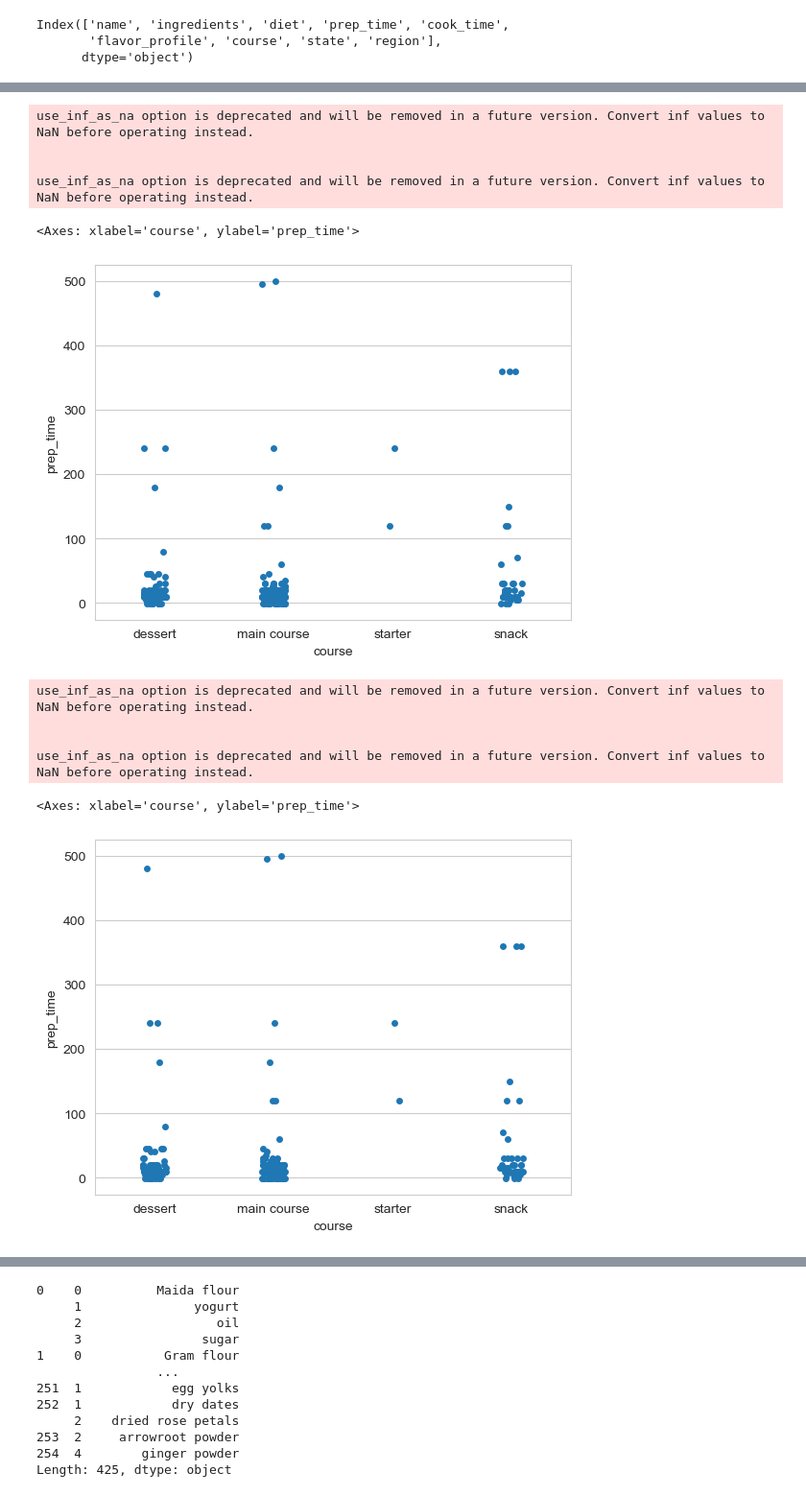
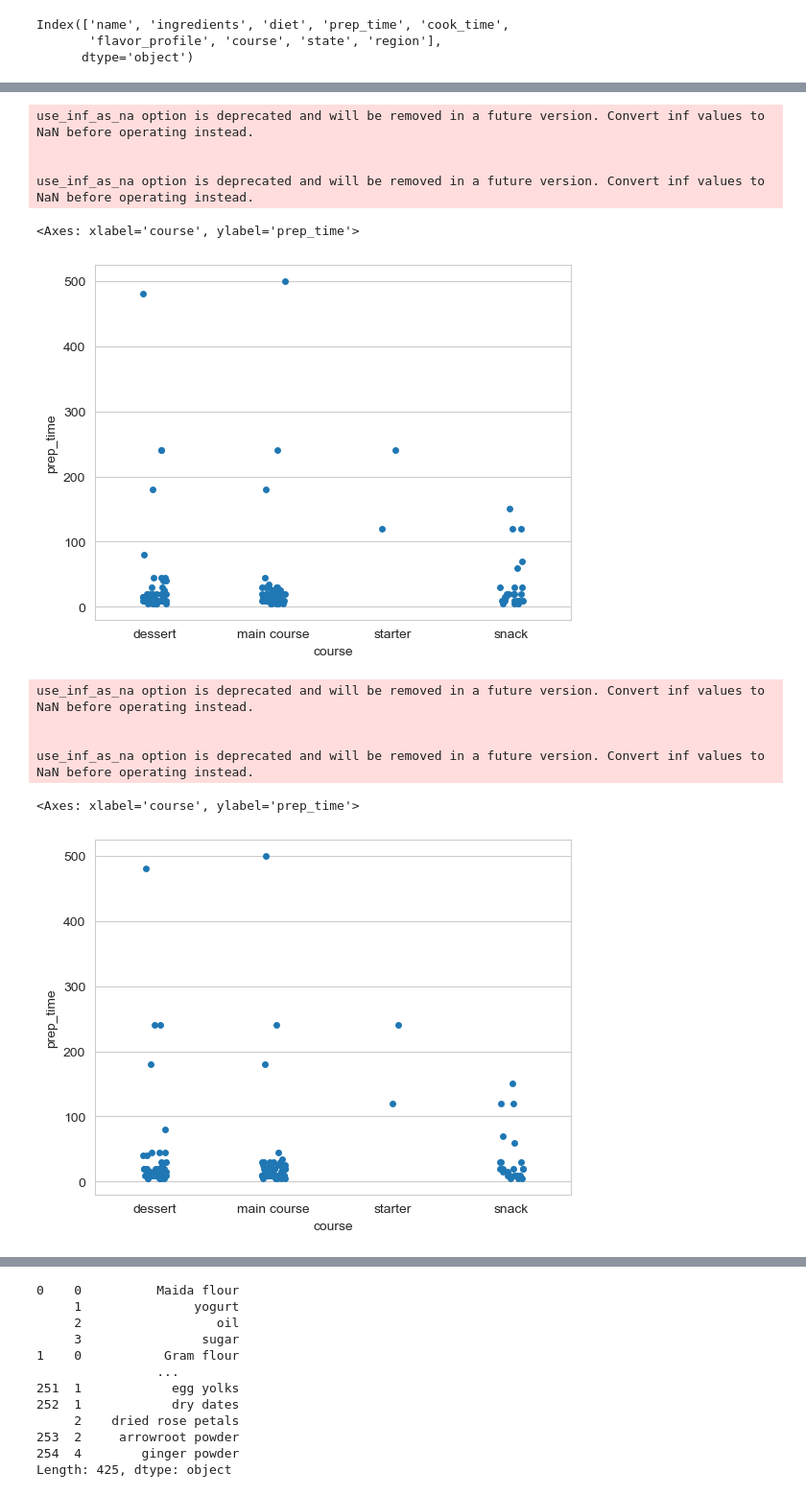
Before and after one commit to Shreya6901/EDA-on-Indian-Food, a Jupyter notebook: Indian_food.ipynb, the cells around one changed output, grey strips where cells are left out. Shown at 96% size. Drawn from its saved outputs; the diff is of its cells as text; code cells hidden in the pictures.

```diff
--- a/Indian_food.ipynb
+++ b/Indian_food.ipynb
@@ -29,0 +73,10 @@ Index(['name', 'ingredients', 'diet', 'prep_time', 'cook_time',
+# %%
+# Removing data with invalid entries (-1)
+
+df = df[df.prep_time !=-1]
+df = df1[df1.cook_time !=-1]
+df = df1[df1.flavor_profile !='-1']
+df = df1[df1.state !='-1']
+df = df1[df1.region !='-1']
+
+df.head()
@@ -178,4 +256,0 @@ Text(0.5, 1.0, 'Food items from each region - Veg & Non-Veg')
-# %%
-sns.set_style("whitegrid")
-
-sns.catplot(data=df, x='region', y='state', hue='flavor_profile', height=6, aspect=2)
@@ -239,13 +286,13 @@ use_inf_as_na option is deprecated and will be removed in a future version. Conv
 
 use_inf_as_na option is deprecated and will be removed in a future version. Convert inf values to NaN before operating instead.
 <Axes: xlabel='course', ylabel='prep_time'>
-[figure, old version]
+[figure, new version]
 # %%
-sns.stripplot(x='course', y='prep_time', data=df)
+sns.stripplot(x='course', y='prep_time', data=df, jitter=True)
 # %% [output]
 use_inf_as_na option is deprecated and will be removed in a future version. Convert inf values to NaN before operating instead.
 
 
 use_inf_as_na option is deprecated and will be removed in a future version. Convert inf values to NaN before operating instead.
 <Axes: xlabel='course', ylabel='prep_time'>
-[figure, old version]
+[figure, new version]
```
Also changed, not shown: parts of 59 cells of this notebook.
